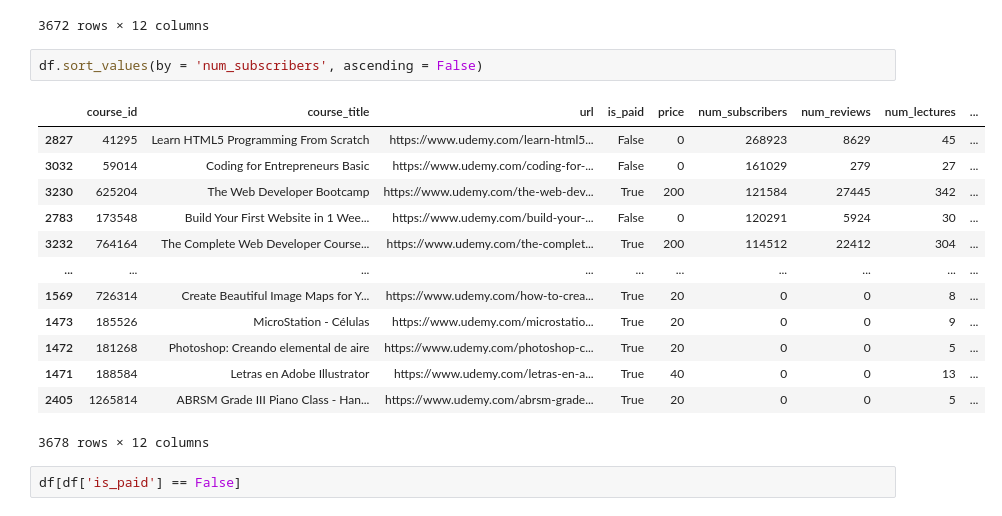
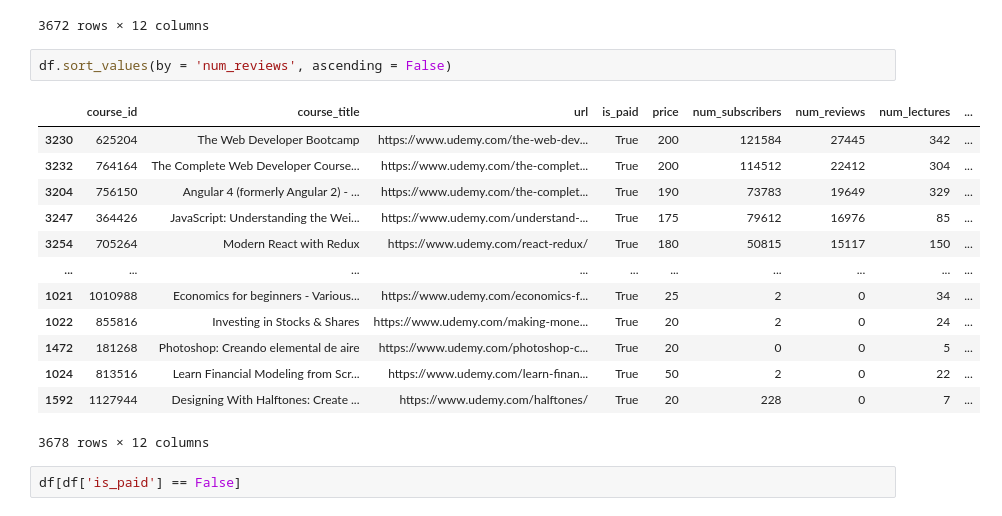
Before and after one commit to rojo1997/PracticaPreprocesamiento, a Jupyter notebook: Pandas File.ipynb, the cells around one changed output. Drawn from its saved outputs; the diff is of its cells as text.

```diff
--- a/Pandas File.ipynb
+++ b/Pandas File.ipynb
@@ -81,20 +97,20 @@ df.drop_duplicates()
 | 3677 | 297602 | Using MODX CMS to Build Websites:... | https://www.udemy.com/using-modx-... | True | 45 | 901 | 36 | 20 | ... |
 3672 rows × 12 columns
 # %%
-df.sort_values(by = 'num_subscribers', ascending = False)
+df.sort_values(by = 'num_reviews', ascending = False)
 # %% [output]
 |  | course_id | course_title | url | is_paid | price | num_subscribers | num_reviews | num_lectures | ... |
-| 2827 | 41295 | Learn HTML5 Programming From Scratch | https://www.udemy.com/learn-html5... | False | 0 | 268923 | 8629 | 45 | ... |
-| 3032 | 59014 | Coding for Entrepreneurs Basic | https://www.udemy.com/coding-for-... | False | 0 | 161029 | 279 | 27 | ... |
 | 3230 | 625204 | The Web Developer Bootcamp | https://www.udemy.com/the-web-dev... | True | 200 | 121584 | 27445 | 342 | ... |
-| 2783 | 173548 | Build Your First Website in 1 Wee... | https://www.udemy.com/build-your-... | False | 0 | 120291 | 5924 | 30 | ... |
 | 3232 | 764164 | The Complete Web Developer Course... | https://www.udemy.com/the-complet... | True | 200 | 114512 | 22412 | 304 | ... |
+| 3204 | 756150 | Angular 4 (formerly Angular 2) - ... | https://www.udemy.com/the-complet... | True | 190 | 73783 | 19649 | 329 | ... |
+| 3247 | 364426 | JavaScript: Understanding the Wei... | https://www.udemy.com/understand-... | True | 175 | 79612 | 16976 | 85 | ... |
+| 3254 | 705264 | Modern React with Redux | https://www.udemy.com/react-redux/ | True | 180 | 50815 | 15117 | 150 | ... |
 | ... | ... | ... | ... | ... | ... | ... | ... | ... | ... |
-| 1569 | 726314 | Create Beautiful Image Maps for Y... | https://www.udemy.com/how-to-crea... | True | 20 | 0 | 0 | 8 | ... |
-| 1473 | 185526 | MicroStation - Células | https://www.udemy.com/microstatio... | True | 20 | 0 | 0 | 9 | ... |
+| 1021 | 1010988 | Economics for beginners - Various... | https://www.udemy.com/economics-f... | True | 25 | 2 | 0 | 34 | ... |
+| 1022 | 855816 | Investing in Stocks & Shares | https://www.udemy.com/making-mone... | True | 20 | 2 | 0 | 24 | ... |
 | 1472 | 181268 | Photoshop: Creando elemental de aire | https://www.udemy.com/photoshop-c... | True | 20 | 0 | 0 | 5 | ... |
-| 1471 | 188584 | Letras en Adobe Illustrator | https://www.udemy.com/letras-en-a... | True | 40 | 0 | 0 | 13 | ... |
-| 2405 | 1265814 | ABRSM Grade III Piano Class - Han... | https://www.udemy.com/abrsm-grade... | True | 20 | 0 | 0 | 5 | ... |
+| 1024 | 813516 | Learn Financial Modeling from Scr... | https://www.udemy.com/learn-finan... | True | 50 | 2 | 0 | 22 | ... |
+| 1592 | 1127944 | Designing With Halftones: Create ... | https://www.udemy.com/halftones/ | True | 20 | 228 | 0 | 7 | ... |
 3678 rows × 12 columns
 # %%
 df[df['is_paid'] == False]
```
Also changed, not shown: parts of 1 cell of this notebook, 2 other files.
